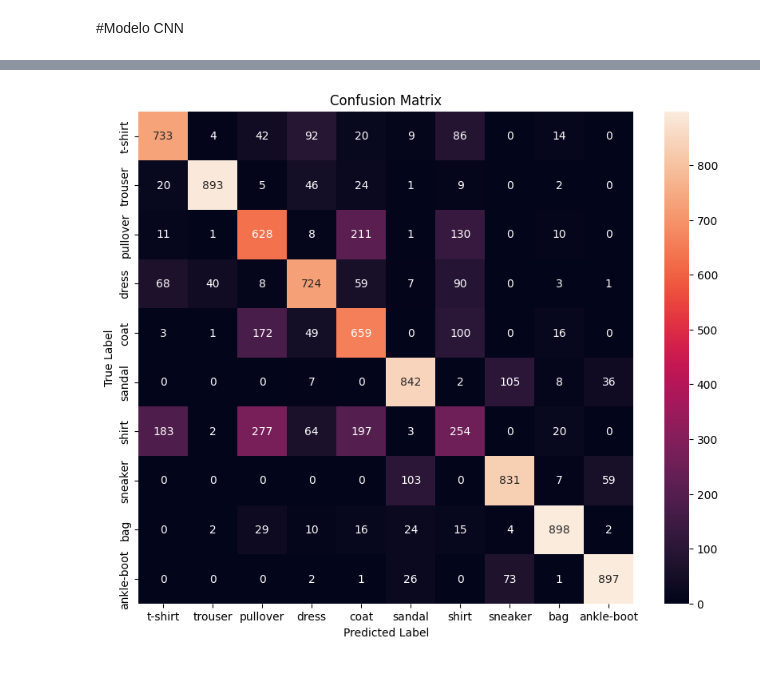
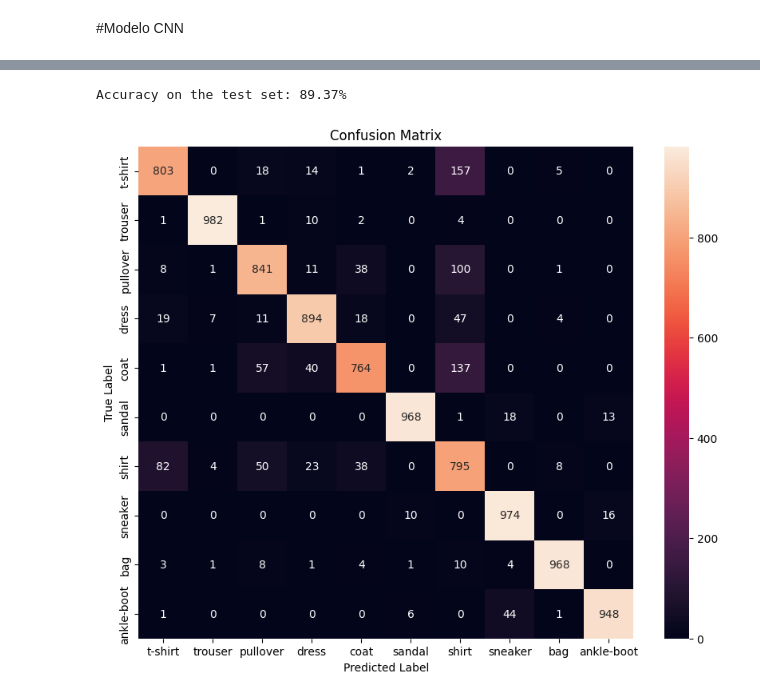
Before and after one commit to pepetonof/IC-ENC-2024, a Jupyter notebook: Tutorial-IC-NN-CNN.ipynb, the cells around one changed output, grey strips where cells are left out. Saved outputs shown, nothing was run; the diff lists cells and outputs as text; code cells hidden in the pictures.

```diff
--- a/Tutorial-IC-NN-CNN.ipynb
+++ b/Tutorial-IC-NN-CNN.ipynb
@@ -147,0 +45,11 @@ sneaker
+# %%
+def imshow(img):
+    npimg = img.numpy()
+    plt.imshow(np.transpose(npimg, (1, 2, 0)))
+    plt.show()
+
+img, _ = next(iter(train_loader))
+grid = torchvision.utils.make_grid(img[:20], nrow = 5, padding = 2)
+imshow(grid)
+
+print(classes)
@@ -163,0 +79,7 @@ class basicNN(nn.Module):
+# %%
+device = torch.device("cuda:0" if torch.cuda.is_available() else "cpu")
+model_nn  = basicNN().to(device)
+
+#Optimizer and criteria
+optimizer = torch.optim.Adam(model_nn.parameters(), lr=0.001)
+criterion = nn.CrossEntropyLoss()
@@ -210,7 +312,7 @@ class basicCNN(nn.Module):
 # %%
 device = torch.device("cuda:0" if torch.cuda.is_available() else "cpu")
-model  = basicCNN().to(device)
+model_cnn  = basicCNN().to(device)
 
 #Optimizer and criteria
-optimizer = torch.optim.Adam(model.parameters(), lr=0.001)
+optimizer = torch.optim.Adam(model_cnn.parameters(), lr=0.001)
 criterion = nn.CrossEntropyLoss()
@@ -265,30 +369,17 @@ Epoch: 39        Loss: 0.3354257643222809
 # %%
-import matplotlib.pyplot as plt
-import seaborn as sns
+# Test model
+predicted, labels = test_model(model_cnn, test_loader)
 
-# Set the model to evaluation mode
-model.eval()
-_predicciones = []
-_labels = []
-with torch.no_grad():
-  model = model.to(device)
-
-  for images, labels in testloader:
-    images, labels = images.to(device), labels.to(device)
-    outputs = model(images)
-    _, predicted = torch.max(outputs.data, 1)
-    _predicciones.extend(predicted.cpu().numpy())
-    _labels.extend(labels.cpu().numpy())
-
-#confusion matrix
-cm = confusion_matrix(labels, _predicciones)
+# Confusion matrix
+cm = confusion_matrix(labels, predicted)
 # Visualize the confusion matrix using seaborn's heatmap
 plt.figure(figsize=(10,8))
 sns.heatmap(cm, annot=True, fmt="d",# cmap=plt.cm.Heat,
             xticklabels=classes, yticklabels=classes)
 plt.xlabel('Predicted Label')  # x-axis label
 plt.ylabel('True Label')       # y-axis label
 plt.title('Confusion Matrix')  # Title of the plot
 plt.show()                     # Display the plot
 # %% [output]
+Accuracy on the test set: 89.37%
-[figure, old version]
+[figure, new version]
```
Also changed, not shown: parts of 29 cells of this notebook.
